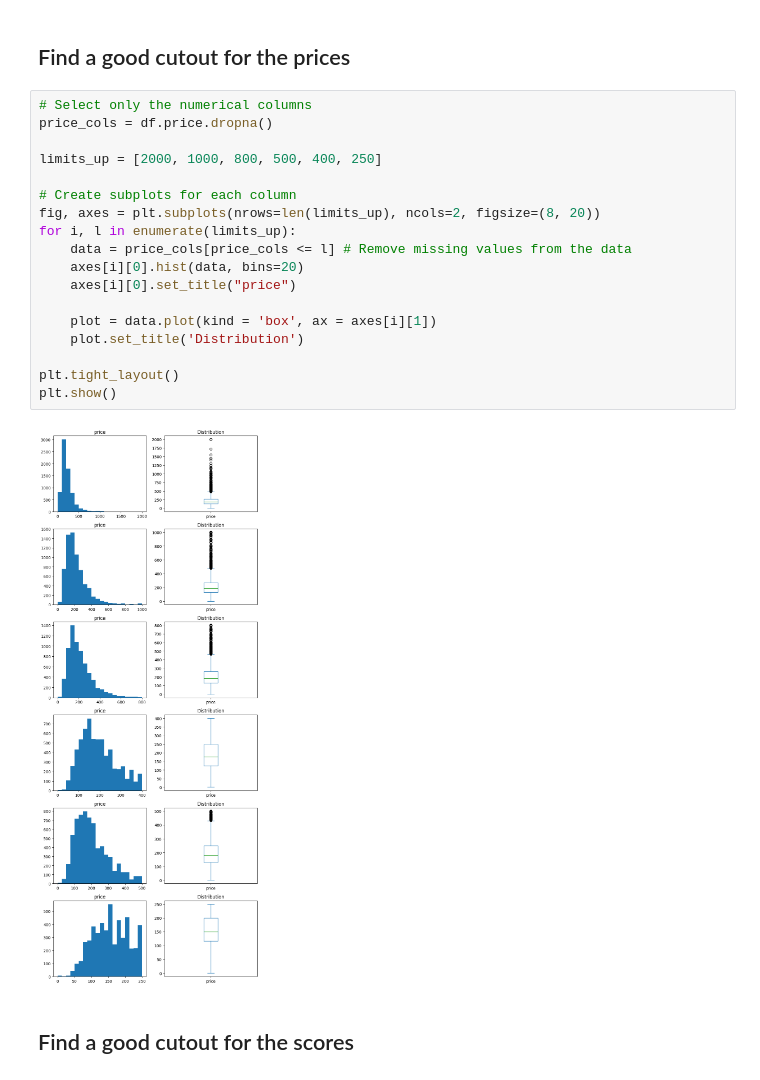
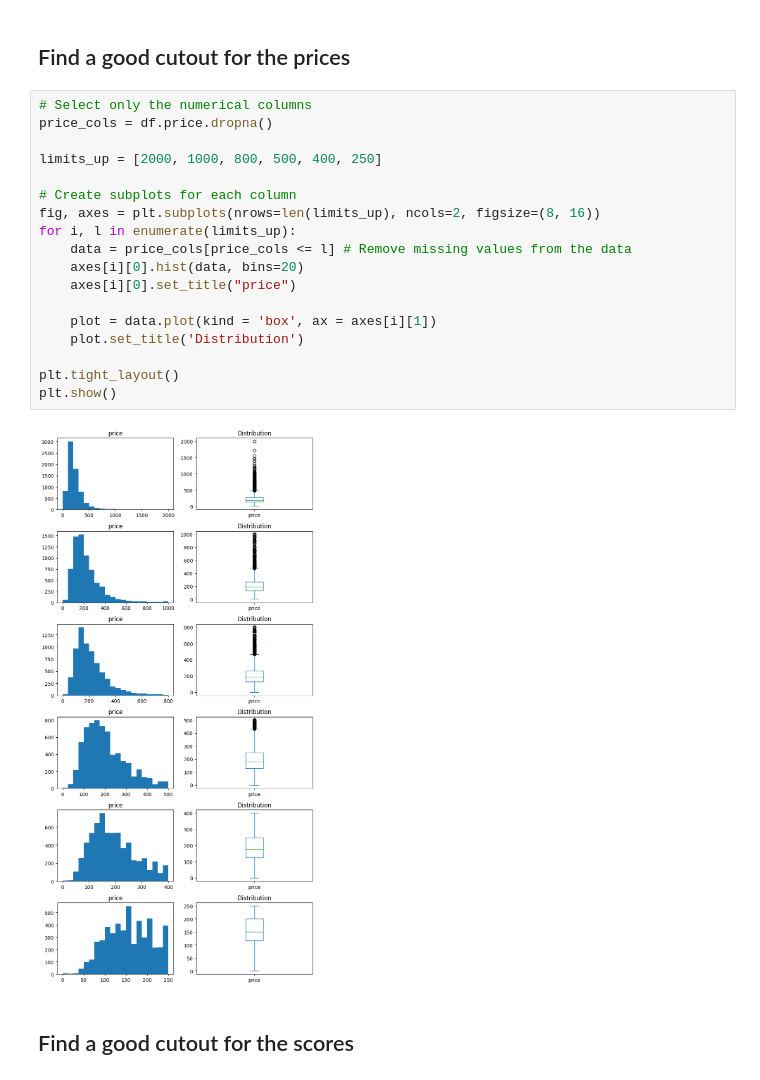
Before and after one commit to MaGiiK02/AirBnB_score_prediction, a Jupyter notebook: data_analyisis/target_conlumns_analysis.ipynb, the cells around one changed output. Saved outputs shown, nothing was run; the diff lists cells and outputs as text.

```diff
--- a/data_analyisis/target_conlumns_analysis.ipynb
+++ b/data_analyisis/target_conlumns_analysis.ipynb
@@ -90,23 +90,23 @@ plt.show()
 # %%
 # Select only the numerical columns
 price_cols = df.price.dropna()
 
 limits_up = [2000, 1000, 800, 500, 400, 250]
 
 # Create subplots for each column
-fig, axes = plt.subplots(nrows=len(limits_up), ncols=2, figsize=(8, 20))
+fig, axes = plt.subplots(nrows=len(limits_up), ncols=2, figsize=(8, 16))
 for i, l in enumerate(limits_up):
     data = price_cols[price_cols <= l] # Remove missing values from the data
     axes[i][0].hist(data, bins=20)
     axes[i][0].set_title("price")
 
     plot = data.plot(kind = 'box', ax = axes[i][1])
     plot.set_title('Distribution')
 
 plt.tight_layout()
 plt.show()
 # %% [output]
-[figure, old version]
+[figure, new version]
 # %% [markdown]
 ## Find a good cutout for the scores
 # %%
```
